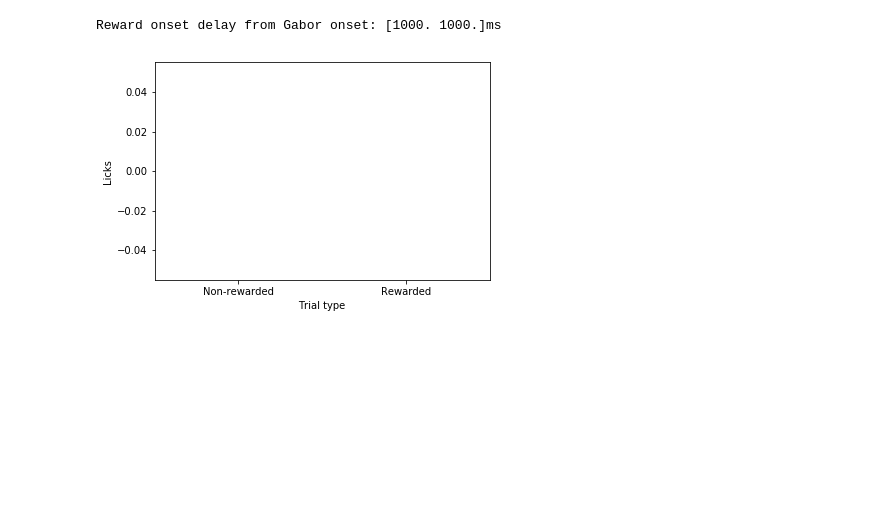
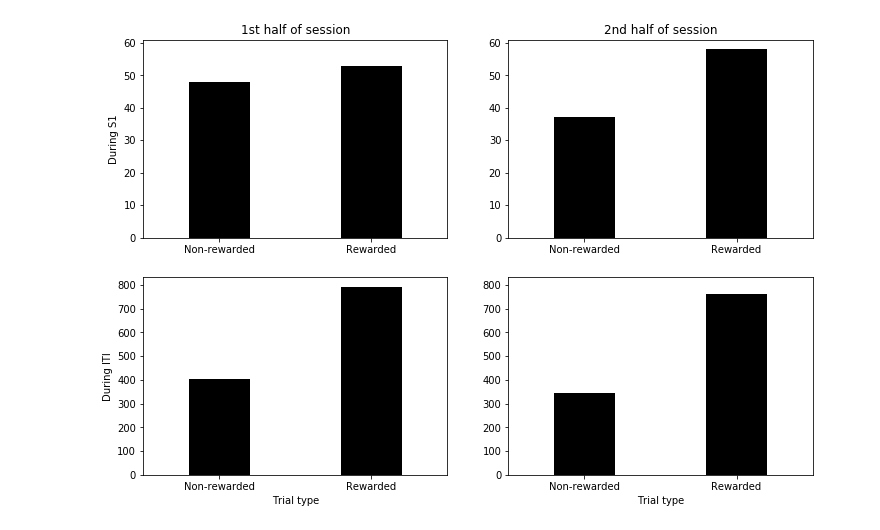
Before and after one commit to kirkesolator/DataHandling, a Jupyter notebook: Data_parser_1.ipynb, the cells around one changed output. Drawn from its saved outputs; the diff is of its cells as text; code cells hidden in the pictures; blank space fills up the shorter version.

```diff
--- a/Data_parser_1.ipynb
+++ b/Data_parser_1.ipynb
@@ -72,7 +66,0 @@ Behavioural protocol ended: 20181221014011
-# %%
-# Example: extract all reward onset times centered on each trial's Gabor onset
-selection = dataArray[:,1] == ord('T') # Find all reward onsets (reward onset key = T)
-temp = dataArray[selection,0]-dataArray[selection,6] # Subtract the gabor onset time for each trial
-print('Reward onset delay from Gabor onset: ' + str(temp) + 'ms') # Print
-# %% [output]
-Reward onset delay from Gabor onset: [1000. 1000.]ms
@@ -86,11 +66,0 @@ licksNoReward = dataArray[(selection1) & (~selection1_1) & (selection2),0]-dataA
-# %%
-# Plot differences in licks in rewarded vs non-rewarded trials
-%matplotlib inline
-plt.bar((2,4),(len(licksNoReward),len(licksReward)))
-plt.xticks([2,4],['Non-rewarded','Rewarded'])
-plt.xlim((1,5))
-plt.xlabel('Trial type')
-plt.ylabel('Licks')
-plt.show()
-# %% [output]
-[figure, removed]
@@ -98,0 +93,37 @@ plt.show()
+# %%
+# Plot differences in licks in rewarded vs non-rewarded trials
+plt.figure(figsize=(12, 8))
+ymaxS = np.max([len(licksNoReward1)/2,len(licksReward1)/2,len(licksNoReward2)/2,len(licksReward2)/2])
+ymaxITI = np.max([len(licksNoRewardITI1)/2,len(licksRewardITI1)/2,len(licksNoRewardITI2)/2,len(licksRewardITI2)/2])
+plt.subplot(221)
+plt.bar((2,4),(len(licksNoReward1)/2,len(licksReward1)/2),facecolor='k')
+plt.xticks([2,4],['Non-rewarded','Rewarded'])
+plt.xlim((1,5))
+plt.ylabel('During S1')
+plt.title('1st half of session')
+plt.ylim([0, ymaxS*1.05])
+
+plt.subplot(223)
+plt.bar((2,4),(len(licksNoRewardITI1)/2,len(licksRewardITI1)/2),facecolor='k')
+plt.xticks([2,4],['Non-rewarded','Rewarded'])
+plt.xlim((1,5))
+plt.xlabel('Trial type')
+plt.ylabel('During ITI')
+plt.ylim([0, ymaxITI*1.05])
+
+plt.subplot(222)
+plt.bar((2,4),(len(licksNoReward2)/2,len(licksReward2)/2),facecolor='k')
+plt.xticks([2,4],['Non-rewarded','Rewarded'])
+plt.xlim((1,5))
+plt.title('2nd half of session')
+plt.ylim([0, ymaxS*1.05])
+
+plt.subplot(224)
+plt.bar((2,4),(len(licksNoRewardITI2)/2,len(licksRewardITI2)/2),facecolor='k')
+plt.xticks([2,4],['Non-rewarded','Rewarded'])
+plt.xlim((1,5))
+plt.xlabel('Trial type')
+plt.ylim([0, ymaxITI*1.05])
+plt.show()
+# %% [output]
+[figure, added]
```
Also changed, not shown: parts of 15 cells of this notebook, 28 other files.
